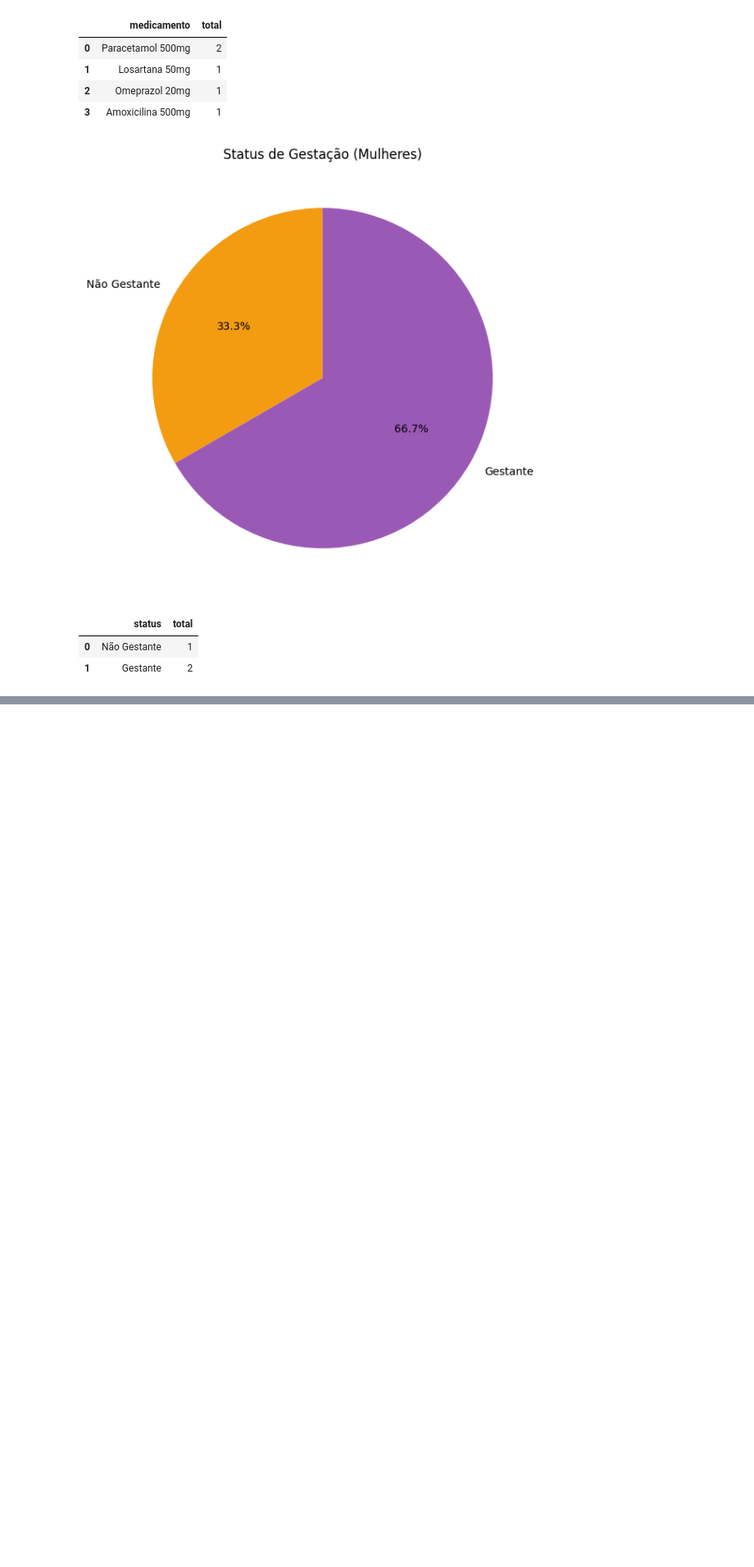
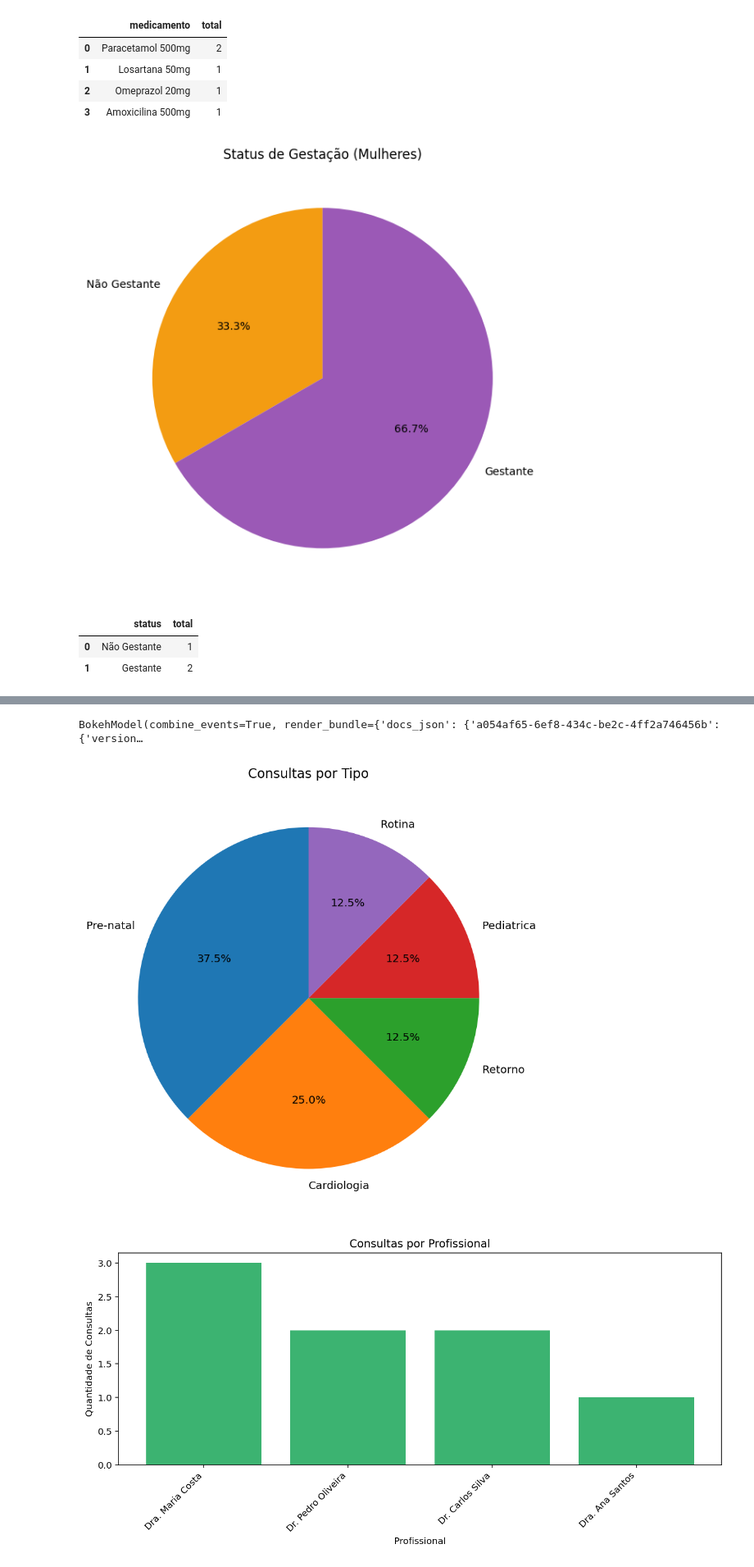
Before and after one commit to emillydalmeida/health-assistance-dbf-project, a Jupyter notebook: sistema_saude.ipynb, the cells around one changed output, grey strips where cells are left out. Shown at 82% size. Saved outputs shown, nothing was run; the diff lists cells and outputs as text; code cells hidden in the pictures; blank space fills up the shorter version.

Commit message:
feat: Adiciona interface grafica com Panel e arquivos de configuracao

```diff
--- a/sistema_saude.ipynb
+++ b/sistema_saude.ipynb
@@ -631,0 +1423,61 @@ grafico_gestantes()
+# %%
+
+interface = pn.Tabs(
+    ('🧑 Pessoas', aba_pessoas),
+    ('📋 Consultas', aba_consultas),
+    ('👨‍⚕️ Profissionais', aba_profissionais),
+    ('🏥 Atendimentos', aba_atendimentos),
+    ('💊 Prescricoes', aba_prescricoes),
+    ('📊 Graficos', aba_graficos),
+    sizing_mode='stretch_width'
+)
+
+layout_principal = pn.Column(
+    pn.pane.Markdown(
+        """
+        # 🏥 Sistema de Assistencia a Saude
+
+        **Bem-vindo ao sistema de gerenciamento de saude!**
+
+        Use as abas abaixo para navegar entre as diferentes funcionalidades:
+        - **Pessoas**: Consultar pacientes cadastrados
+        - **Consultas**: Buscar e gerenciar consultas medicas
+        - **Profissionais**: Consultar profissionais de saude
+        - **Atendimentos**: Buscar atendimentos realizados
+        - **Prescricoes**: Consultar prescricoes medicas
+        - **Graficos**: Visualizar estatisticas e relatorios graficos
+
+        ---
+        """
+    ),
+    interface,
+    sizing_mode='stretch_width'
+)
+
+
+template = pn.template.BootstrapTemplate(
+    title='Sistema de Assistencia a Saude',
+    main=[layout_principal],
+    header_background='#2c3e50',
+    theme='default'
+)
+
+pn.config.raw_css = [
+    """
+    body {
+        background-color: white !important;
+    }
+    .bk-root {
+        background-color: white !important;
+    }
+    .main {
+        background-color: white !important;
+    }
+    """
+]
+
+template.servable()
+# %% [output]
+BokehModel(combine_events=True, render_bundle={'docs_json': {'a054af65-6ef8-434c-be2c-4ff2a746456b': {'version…
+[figure, added]
+[figure, added]
```
Also changed, not shown: parts of 10 cells of this notebook, 2 other files.
